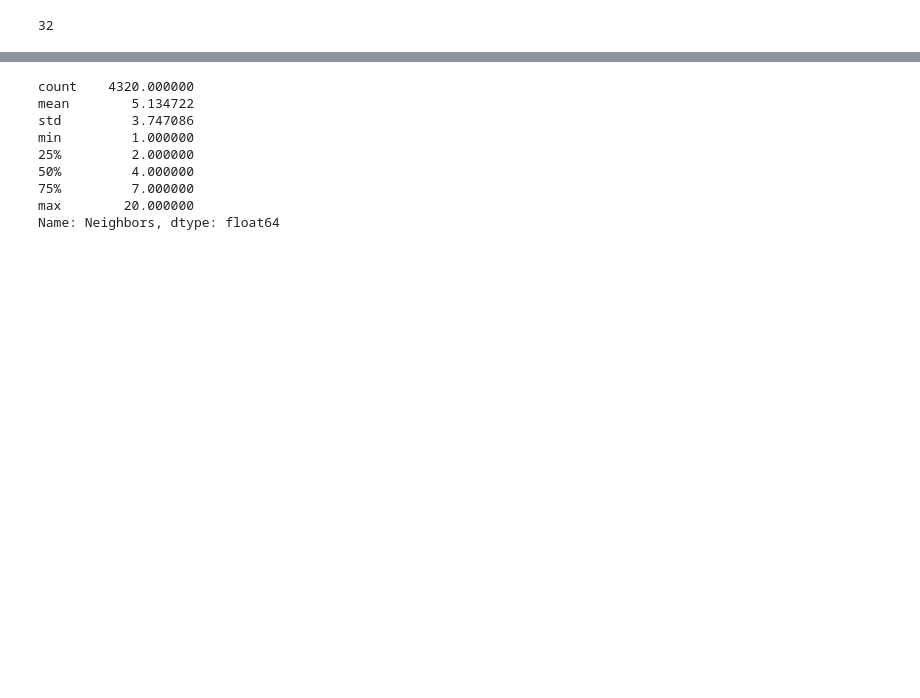
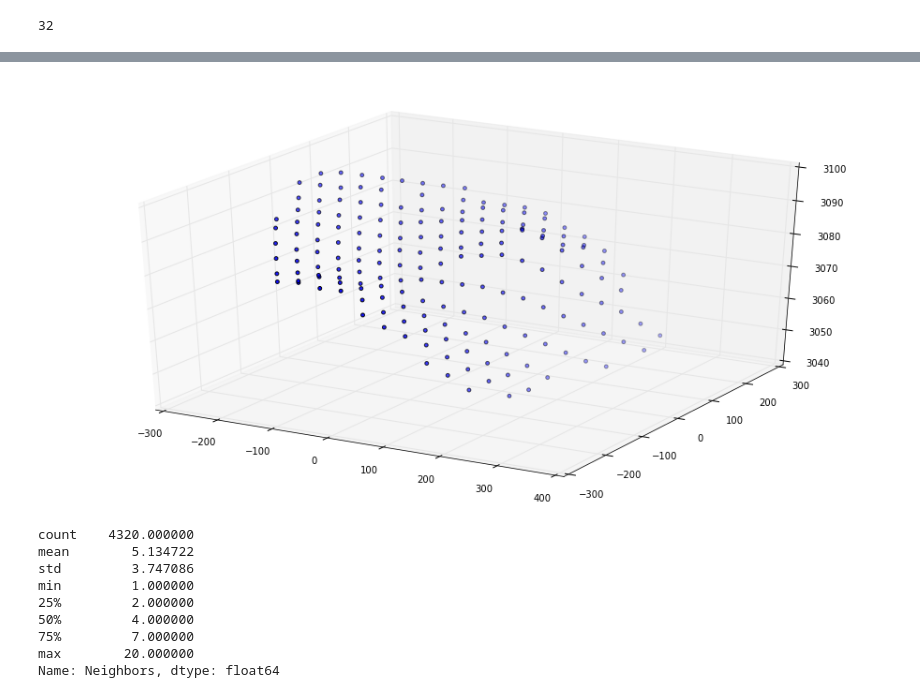
Before and after one commit to Taraxicum/geo_parser, a Jupyter notebook: x,y clustering.ipynb, the cells around one changed output, grey strips where cells are left out. Saved outputs shown, nothing was run; the diff lists cells and outputs as text; code cells hidden in the pictures; blank space fills up the shorter version.

```diff
--- a/x,y clustering.ipynb
+++ b/x,y clustering.ipynb
@@ -93,6 +166,10 @@ def plot3d(c1, c2, c3, dataset=train, cts=None):
 
     #classes = COVER
     #plt.title(title)
+# %%
+plot3d(gptrain.current_cohort.x, gptrain.current_cohort.y, gptrain.current_cohort.Elevation, gptrain.current_cohort)
+# %% [output]
+[figure, added]
 # %%
 def plotc(c1,c2, dataset=train, cts=None):
     fig = plt.figure(figsize=(16,8))
```
Also changed, not shown: parts of 7 cells of this notebook, 1 other file.
